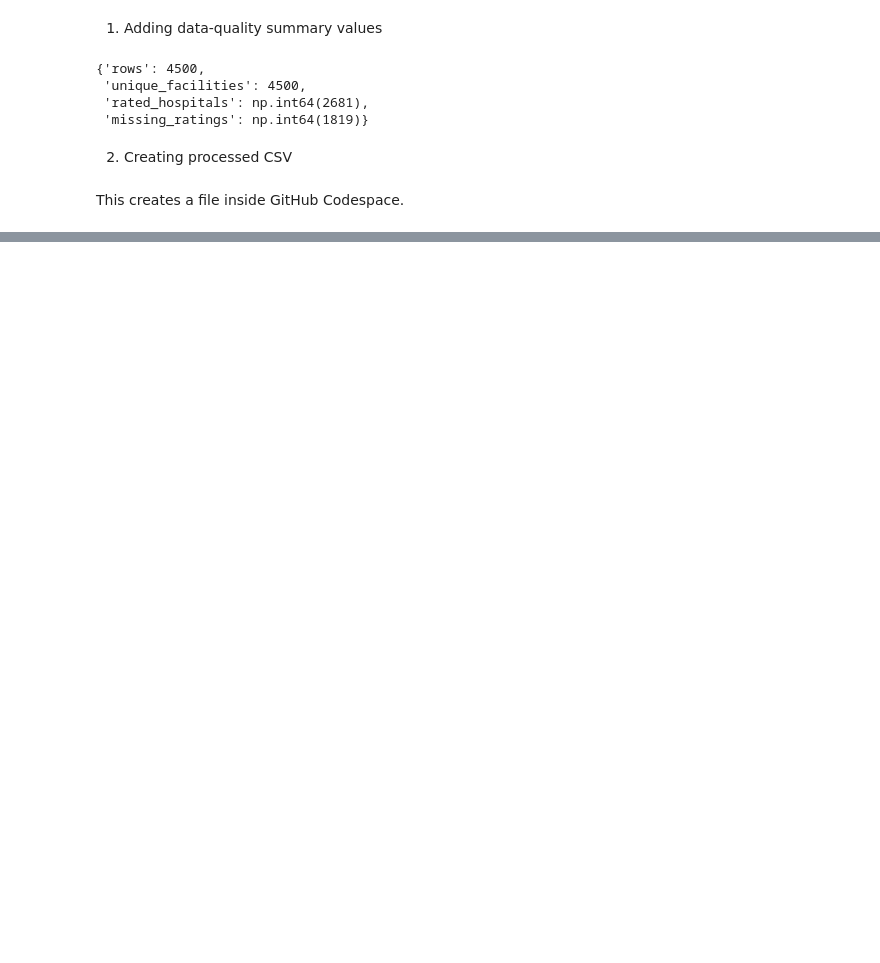
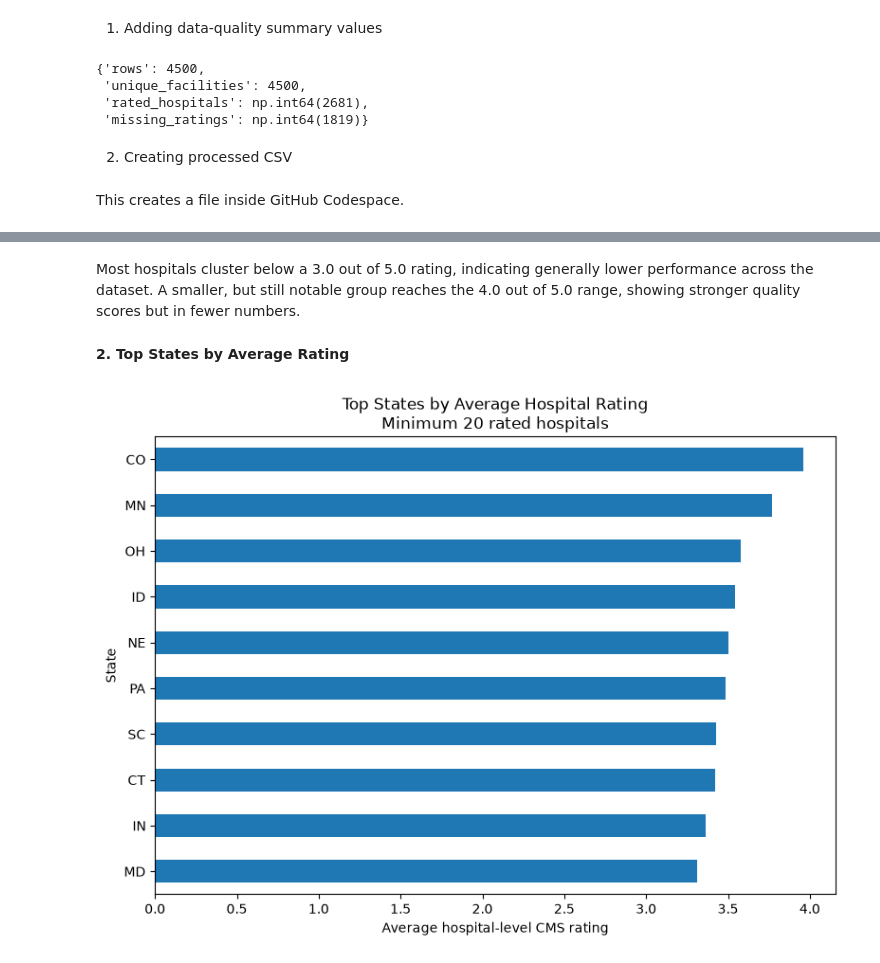
Before and after one commit to rtorresromero93/us-hospital-quality-analysis, a Jupyter notebook: notebooks/01_hospital_quality_analysis.ipynb, the cells around one changed output, grey strips where cells are left out. Saved outputs shown, nothing was run; the diff lists cells and outputs as text; code cells hidden in the pictures; blank space fills up the shorter version.

```diff
--- a/notebooks/01_hospital_quality_analysis.ipynb
+++ b/notebooks/01_hospital_quality_analysis.ipynb
@@ -428,0 +459,8 @@ hospitals.to_csv("data/processed/hospitals_clean.csv", index=False)
+# %%
+state_summary = (
+    hospitals.dropna(subset=["hospital_overall_rating"])
+    .groupby("state")["hospital_overall_rating"]
+    .agg(["count", "mean", "median", "min", "max"])
+    .sort_values("mean", ascending=False)
+)
+state_summary.head(15)
@@ -428,0 +487,6 @@ hospitals.to_csv("data/processed/hospitals_clean.csv", index=False)
+# %%
+MIN_RATED_HOSPITALS = 20
+state_rankings = state_summary[
+    state_summary["count"] >= MIN_RATED_HOSPITALS
+].copy()
+state_rankings.head(10)
@@ -428,0 +655,24 @@ hospitals.to_csv("data/processed/hospitals_clean.csv", index=False)
+# %% [markdown]
+Most hospitals cluster below a 3.0 out of 5.0 rating, indicating generally lower performance across the dataset. A smaller, but still notable group reaches the 4.0 out of 5.0 range, showing stronger quality scores but in fewer numbers.
+# %% [markdown]
+**2. Top States by Average Rating**
+# %%
+top_states = state_rankings.head(10).sort_values("mean")
+
+ax = top_states["mean"].plot(
+    kind="barh",
+    figsize=(8, 6)
+)
+
+ax.set_title(
+    f"Top States by Average Hospital Rating\n"
+    f"Minimum {MIN_RATED_HOSPITALS} rated hospitals"
+)
+
+ax.set_xlabel("Average hospital-level CMS rating")
+ax.set_ylabel("State")
+
+plt.tight_layout()
+plt.show()
+# %% [output]
+[figure, added]
```
Also changed, not shown: parts of 31 cells of this notebook, 1 other file.
